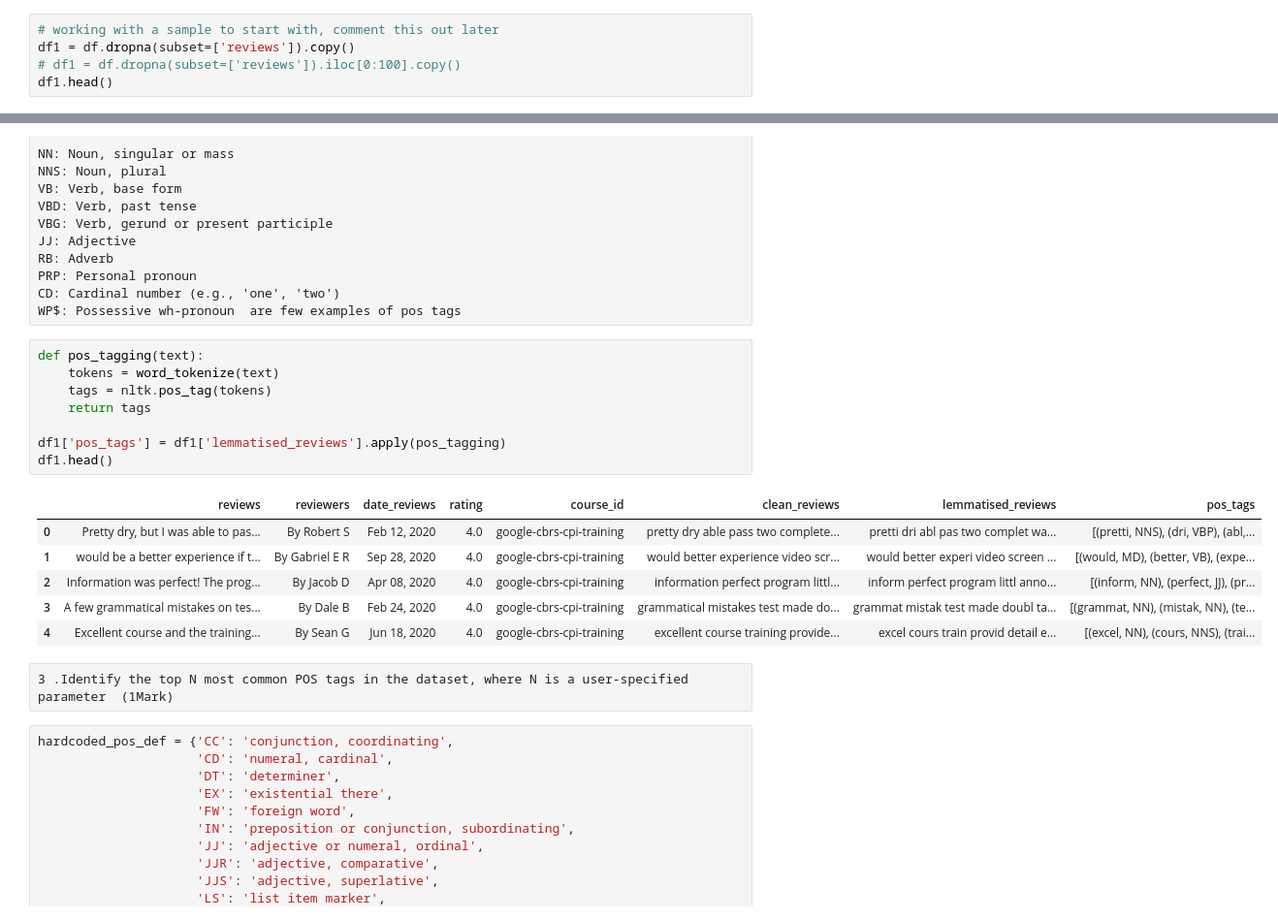
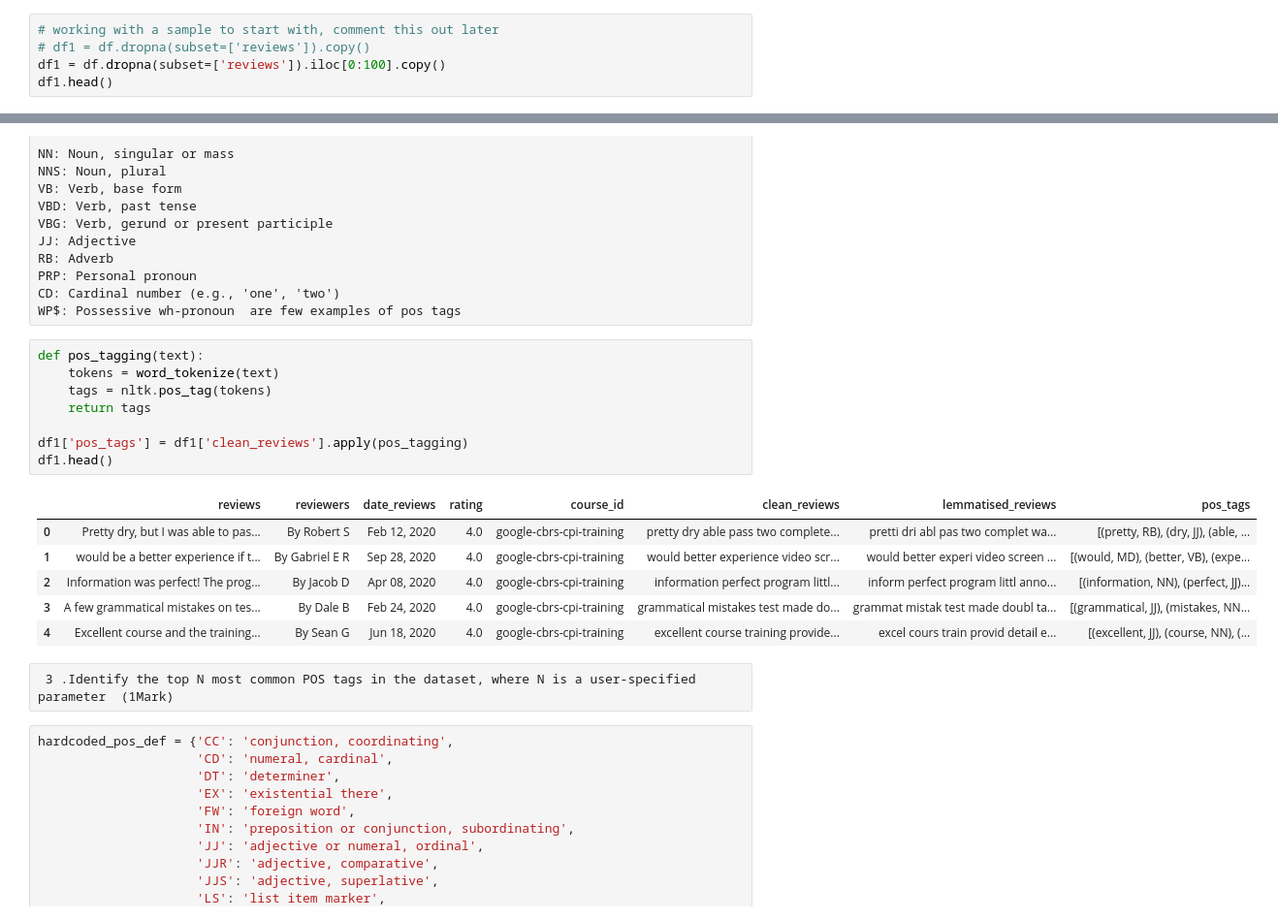
Before and after one commit to prakash-prasad/BITS-AIML-Mtech-V2, a Jupyter notebook: Sem_2/NLP/asmt/asmt1/pos_tagging_v1.ipynb, the cells around one changed output, grey strips where cells are left out. Shown at 97% size. Saved outputs shown, nothing was run; the diff lists cells and outputs as text.

```diff
--- a/Sem_2/NLP/asmt/asmt1/pos_tagging_v1.ipynb
+++ b/Sem_2/NLP/asmt/asmt1/pos_tagging_v1.ipynb
@@ -56,8 +56,8 @@ df.head()
 Removing rows where column review is Null
 # %%
 # working with a sample to start with, comment this out later
-df1 = df.dropna(subset=['reviews']).copy()
-# df1 = df.dropna(subset=['reviews']).iloc[0:100].copy()
+# df1 = df.dropna(subset=['reviews']).copy()
+df1 = df.dropna(subset=['reviews']).iloc[0:100].copy()
 df1.head()
 # %% [output]
 |  | reviews | reviewers | date_reviews | rating | course_id |
@@ -170,20 +170,20 @@ WP$: Possessive wh-pronoun  are few examples of pos tags
 # %%
 def pos_tagging(text):
     tokens = word_tokenize(text)
     tags = nltk.pos_tag(tokens)
     return tags
 
-df1['pos_tags'] = df1['lemmatised_reviews'].apply(pos_tagging)
+df1['pos_tags'] = df1['clean_reviews'].apply(pos_tagging)
 df1.head()
 # %% [output]
 |  | reviews | reviewers | date_reviews | rating | course_id | clean_reviews | lemmatised_reviews | pos_tags |
-| 0 | Pretty dry, but I was able to pas... | By Robert S | Feb 12, 2020 | 4.0 | google-cbrs-cpi-training | pretty dry able pass two complete... | pretti dri abl pas two complet wa... | [(pretti, NNS), (dri, VBP), (abl,... |
+| 0 | Pretty dry, but I was able to pas... | By Robert S | Feb 12, 2020 | 4.0 | google-cbrs-cpi-training | pretty dry able pass two complete... | pretti dri abl pas two complet wa... | [(pretty, RB), (dry, JJ), (able, ... |
 | 1 | would be a better experience if t... | By Gabriel E R | Sep 28, 2020 | 4.0 | google-cbrs-cpi-training | would better experience video scr... | would better experi video screen ... | [(would, MD), (better, VB), (expe... |
-| 2 | Information was perfect! The prog... | By Jacob D | Apr 08, 2020 | 4.0 | google-cbrs-cpi-training | information perfect program littl... | inform perfect program littl anno... | [(inform, NN), (perfect, JJ), (pr... |
-| 3 | A few grammatical mistakes on tes... | By Dale B | Feb 24, 2020 | 4.0 | google-cbrs-cpi-training | grammatical mistakes test made do... | grammat mistak test made doubl ta... | [(grammat, NN), (mistak, NN), (te... |
-| 4 | Excellent course and the training... | By Sean G | Jun 18, 2020 | 4.0 | google-cbrs-cpi-training | excellent course training provide... | excel cours train provid detail e... | [(excel, NN), (cours, NNS), (trai... |
+| 2 | Information was perfect! The prog... | By Jacob D | Apr 08, 2020 | 4.0 | google-cbrs-cpi-training | information perfect program littl... | inform perfect program littl anno... | [(information, NN), (perfect, JJ)... |
+| 3 | A few grammatical mistakes on tes... | By Dale B | Feb 24, 2020 | 4.0 | google-cbrs-cpi-training | grammatical mistakes test made do... | grammat mistak test made doubl ta... | [(grammatical, JJ), (mistakes, NN... |
+| 4 | Excellent course and the training... | By Sean G | Jun 18, 2020 | 4.0 | google-cbrs-cpi-training | excellent course training provide... | excel cours train provid detail e... | [(excellent, JJ), (course, NN), (... |
 # %% [raw]
-3 .Identify the top N most common POS tags in the dataset, where N is a user-specified parameter  (1Mark)
+ 3 .Identify the top N most common POS tags in the dataset, where N is a user-specified parameter  (1Mark)
 # %%
 hardcoded_pos_def = {'CC': 'conjunction, coordinating',
                      'CD': 'numeral, cardinal',
```
Also changed, not shown: 6 other files.
